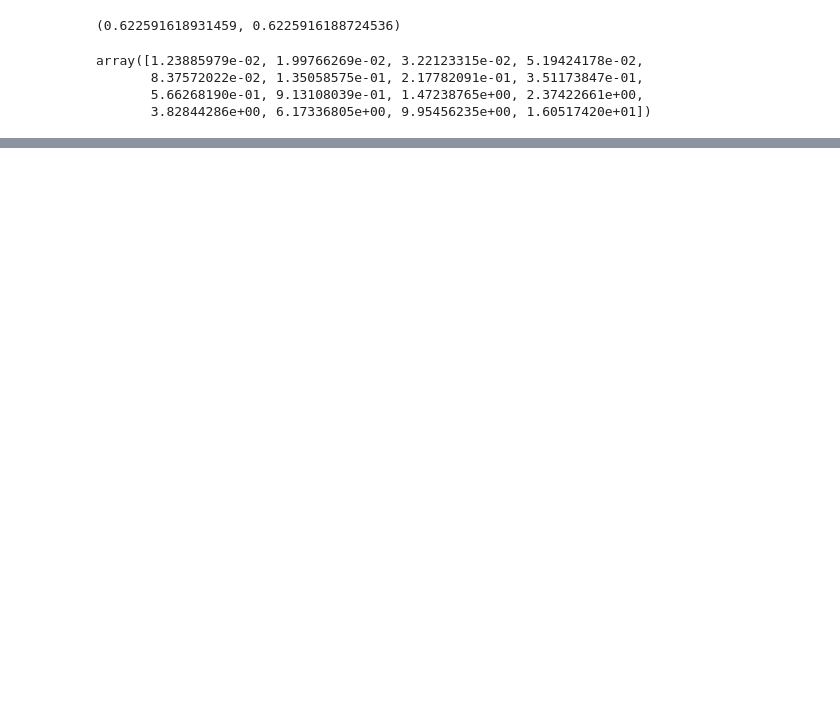
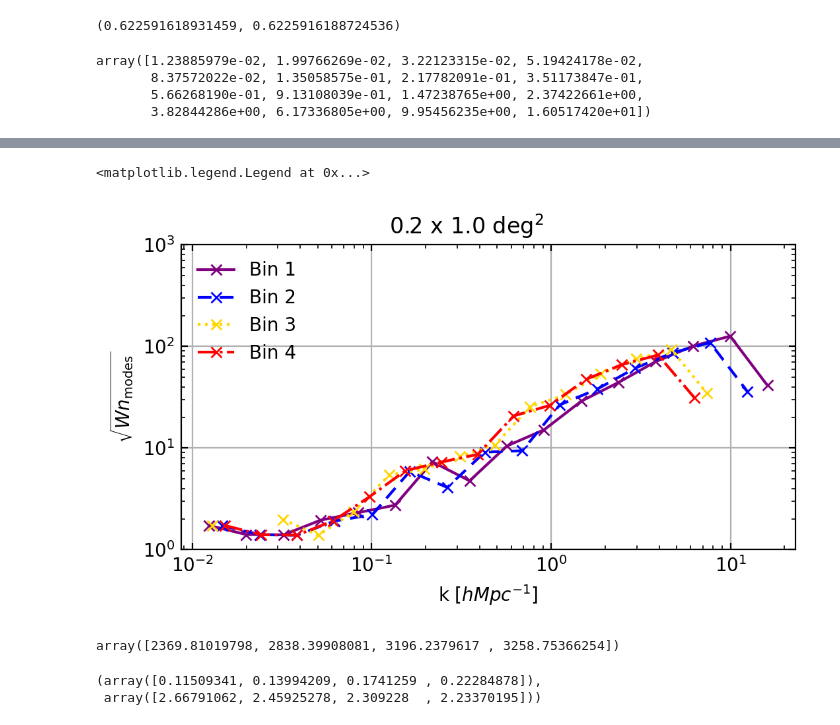
Before and after one commit to shubhagrawal30/crossLIM, a Jupyter notebook: camb/calc.ipynb, the cells around one changed output, grey strips where cells are left out. Cells and saved outputs as stored; diff of their text form; code cells hidden in the pictures; blank space fills up the shorter version.

```diff
--- a/camb/calc.ipynb
+++ b/camb/calc.ipynb
@@ -288,2 +294,25 @@ plt.close()
+# %%
+# compute the number of modes in each bin, using the RIGHT bin edges
+num_modes = [np.array([np.sum(np.logical_and(km < kb[i+1], km >= kb[i]))
+                for i in range(len(kb)-1)])
+        for km, kb in zip(k_mags, kbin_edges)]
+
+plt.figure(dpi = 200, figsize = (6,3))
+for i,((ks,_),nums, col) in enumerate(zip(Pms,num_modes, colors)):
+    plt.loglog(ks, np.sqrt(window_avgs[i] * nums), color = col, linestyle = linestyles[i], marker = 'x', label = 'Bin ' + str(i+1))
+
+plt.xlabel(r"k [$h Mpc^{-1}]$", size=10)
+plt.ylabel(r'$\sqrt{W n_\text{modes}}$')
+plt.ylim(1, 1e3)
+plt.title(f"{TIM.Daz.value} x {TIM.Del.value}" r" deg$^2$" "\t") # f"{np.sqrt(np.nanmean(window_avgs[i] * nums)):.2e}")
+
+plt.grid()
+plt.legend()
+# %% [output]
+<matplotlib.legend.Legend at 0x...>
+[figure, added]
 # %%
 Iciis = np.array([CII.Inu(z).value for z in bin_zs])
+Iciis
+# %% [output]
+array([2369.81019798, 2838.39908081, 3196.2379617 , 3258.75366254])
@@ -302,0 +321,7 @@ SNR_PxG = [PxG / xn for PxG, xn in zip(PxGs, x_noise)]
+# %%
+T_HIs = np.array([HI.T(z).to("mK").value for z in bin_zs])
+I_HIs = np.array([HI.Inu(z).to("Jy/sr").value for z in bin_zs])
+T_HIs, I_HIs
+# %% [output]
+(array([0.11509341, 0.13994209, 0.1741259 , 0.22284878]),
+ array([2.66791062, 2.45925278, 2.309228  , 2.23370195]))
```
Also changed, not shown: parts of 30 cells of this notebook, 4 other files.
